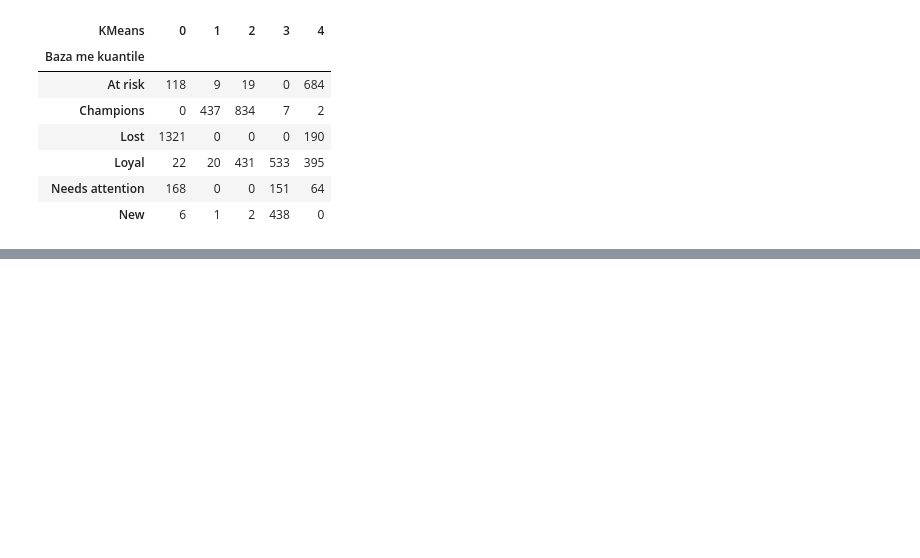
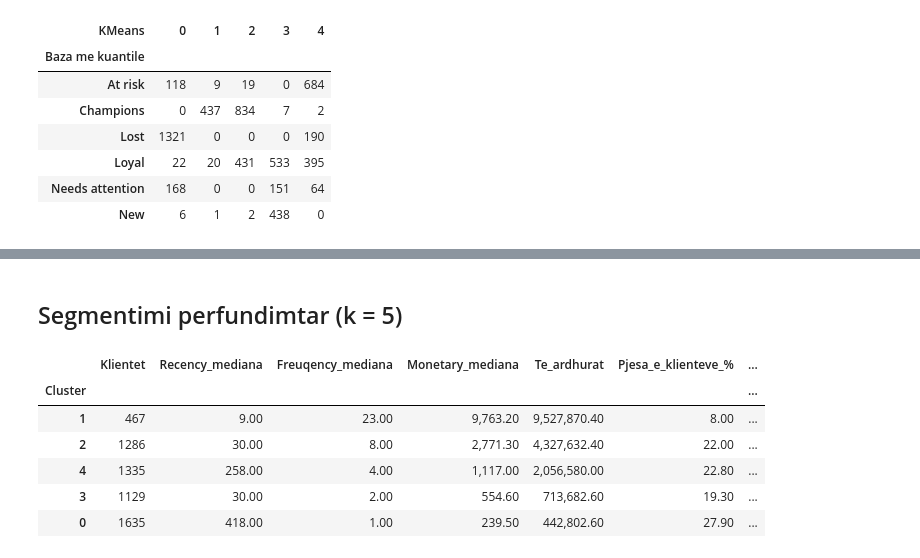
Before and after one commit to Dua-Gashi/online-retail-customer-analytics, a Jupyter notebook: notebooks/02_segmentation.ipynb, the cells around one changed output, grey strips where cells are left out. Cells and saved outputs as stored; diff of their text form; code cells hidden in the pictures; blank space fills up the shorter version.

```diff
--- a/notebooks/02_segmentation.ipynb
+++ b/notebooks/02_segmentation.ipynb
@@ -269,0 +315,16 @@ pd.crosstab(seg["Segment"], km_labels, rownames=["Baza me kuantile"], colnames=[
+# %% [markdown]
+## Segmentimi perfundimtar (k = 5)
+# %%
+from src.segmentation import fit_kmeans, profile_cluster, pca_2d, final_segmentation
+
+_, labels5 = fit_kmeans(scaled, 5)
+profile5 = profile_cluster(rfm, labels5)
+profile5.sort_values("Monetary_mediana", ascending=False)
+# %% [output]
+|  | Klientet | Recency_mediana | Freuqency_mediana | Monetary_mediana | Te_ardhurat | Pjesa_e_klienteve_% | ... |
+| Cluster |  |  |  |  |  |  | ... |
+| 1 | 467 | 9.00 | 23.00 | 9,763.20 | 9,527,870.40 | 8.00 | ... |
+| 2 | 1286 | 30.00 | 8.00 | 2,771.30 | 4,327,632.40 | 22.00 | ... |
+| 4 | 1335 | 258.00 | 4.00 | 1,117.00 | 2,056,580.00 | 22.80 | ... |
+| 3 | 1129 | 30.00 | 2.00 | 554.60 | 713,682.60 | 19.30 | ... |
+| 0 | 1635 | 418.00 | 1.00 | 239.50 | 442,802.60 | 27.90 | ... |
```
Also changed, not shown: parts of 5 cells of this notebook, 1 other file.
